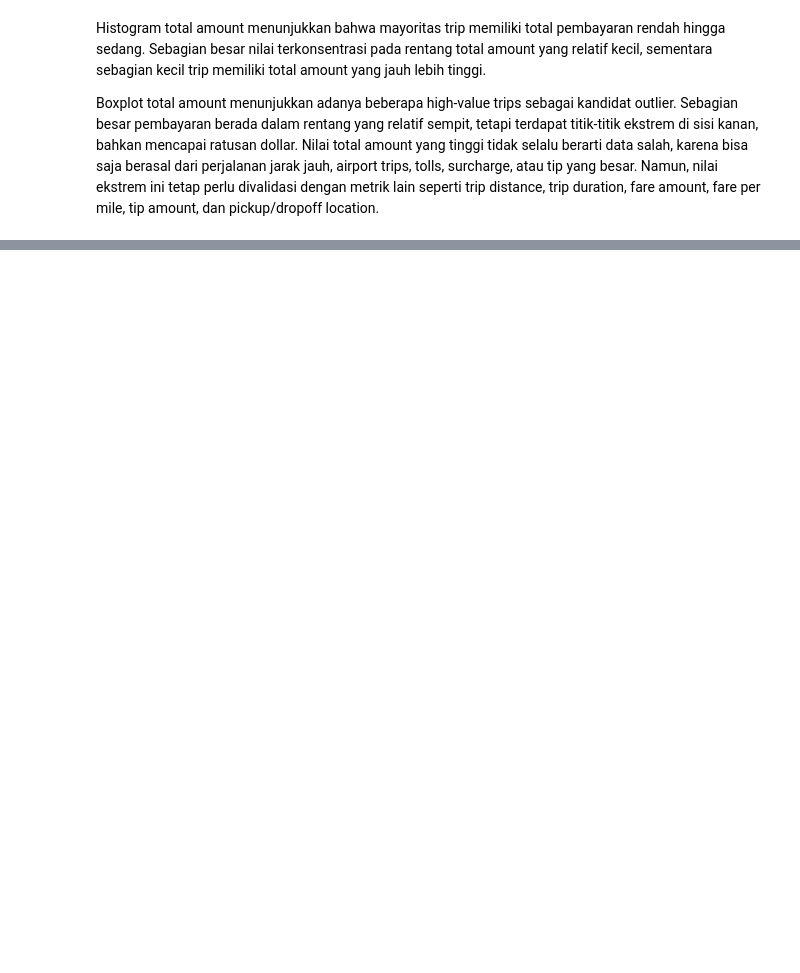
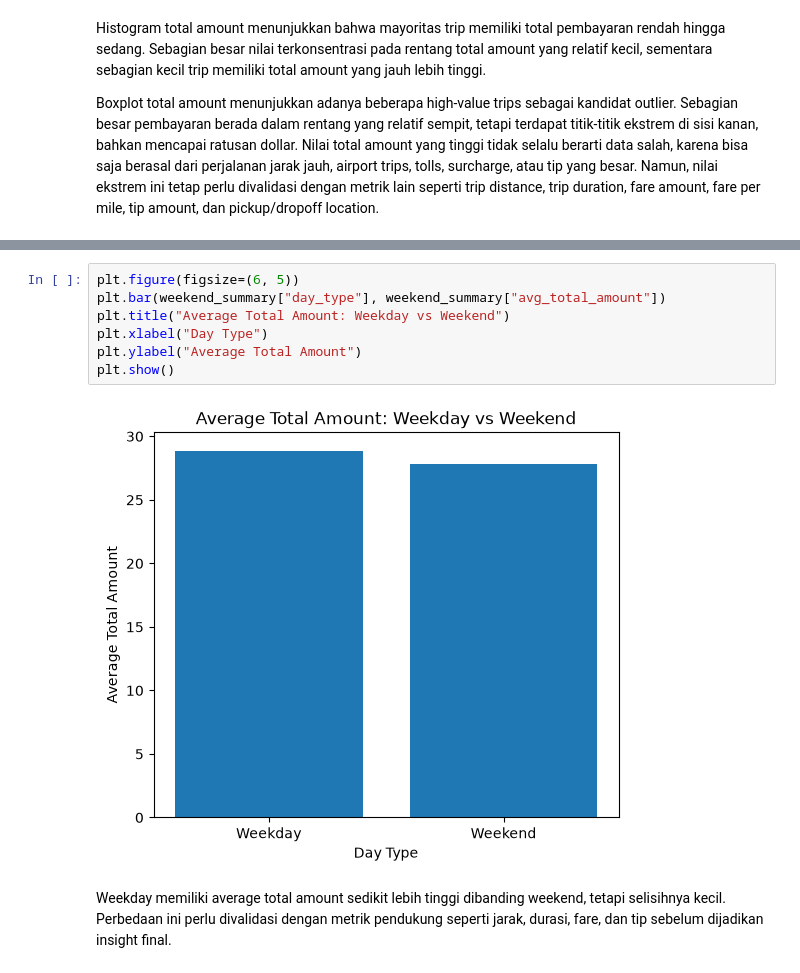
Before and after one commit to sidiqqm/nyc-taxi-trips, a Jupyter notebook: notebooks/01_python_eda.ipynb, the cells around one changed output, grey strips where cells are left out. Cells and saved outputs as stored; diff of their text form; blank space fills up the shorter version.

```diff
--- a/notebooks/01_python_eda.ipynb
+++ b/notebooks/01_python_eda.ipynb
@@ -626,0 +710,11 @@ plt.show()
+# %%
+plt.figure(figsize=(6, 5))
+plt.bar(weekend_summary["day_type"], weekend_summary["avg_total_amount"])
+plt.title("Average Total Amount: Weekday vs Weekend")
+plt.xlabel("Day Type")
+plt.ylabel("Average Total Amount")
+plt.show()
+# %% [output]
+[figure, added]
+# %% [markdown]
+Weekday memiliki average total amount sedikit lebih tinggi dibanding weekend, tetapi selisihnya kecil. Perbedaan ini perlu divalidasi dengan metrik pendukung seperti jarak, durasi, fare, dan tip sebelum dijadikan insight final.
```
Also changed, not shown: parts of 20 cells of this notebook, 8 other files.
